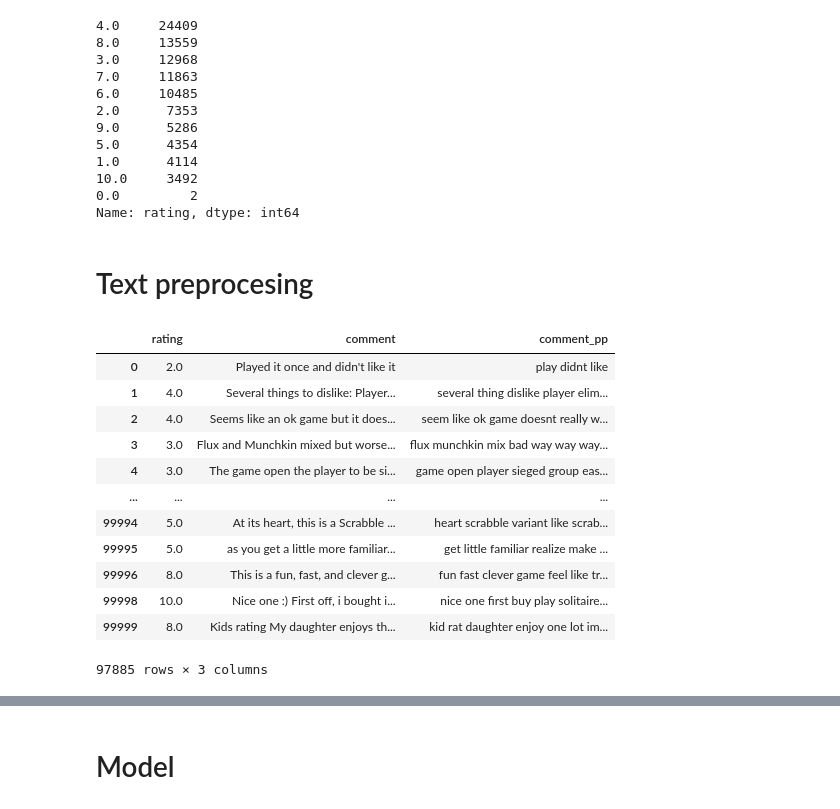
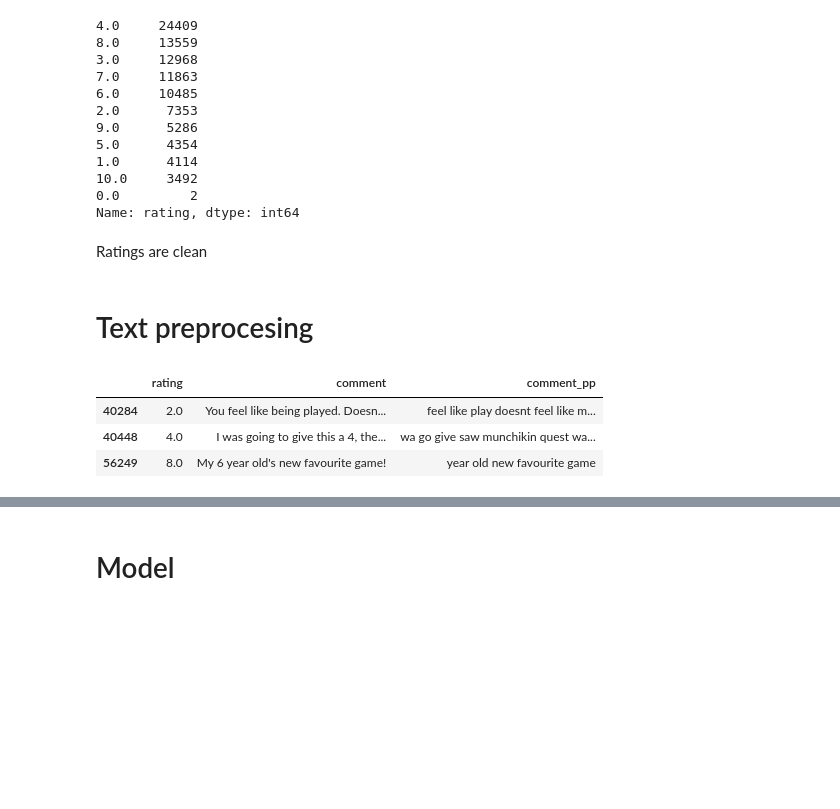
Before and after one commit to yiwen-h/bgg_reviews, a Jupyter notebook: notebooks/Bgg_JT.ipynb, the cells around one changed output, grey strips where cells are left out. Cells and saved outputs as stored; diff of their text form; code cells hidden in the pictures; blank space fills up the shorter version.

```diff
--- a/notebooks/Bgg_JT.ipynb
+++ b/notebooks/Bgg_JT.ipynb
@@ -84,50 +113,37 @@ df['rating'].value_counts()
 10.0     3492
 0.0         2
 Name: rating, dtype: int64
+# %% [markdown]
+Ratings are clean
 # %% [markdown]
 # Text preprocesing
-# %%
-# remove chars
-
-def remove_punctuations(text):
-    for punctuation in string.punctuation:
-        text = text.replace(punctuation, '')
-    return text
-
-# Apply to the DF series
-df['comment_pp'] = df['comment'].apply(remove_punctuations)
 # %%
+# function to process text
 stop_words = set(stopwords.words("english"))
 lemmatizer = WordNetLemmatizer()
 
 def clean_text(text):
-    text = text.lower()
-    text = text.rstrip()
-    text = text.lstrip()
-    text = [lemmatizer.lemmatize(token) for token in text.split(" ")]
+    text = text.lower() # change to lower case
+    text = text.rstrip() # remove right white space
+    text = text.lstrip() # remove left white space
+    text = text.translate(str.maketrans('', '', string.punctuation)) # remove puncutation
+    text = text.translate(str.maketrans('', '', digits)) # remove numbers
+    text = (text.encode('ascii', errors='ignore')).decode() # remove non english characters
+    text = [lemmatizer.lemmatize(token) for token in text.split(" ")] # split sentence into tokens and lemmatize
     lemmatized = [lemmatizer.lemmatize(word, pos = 'n') for word in text] # Lemmatize
     lemmatized = [lemmatizer.lemmatize(word, pos = 'v') for word in lemmatized] # Lemmatize
     lemmatized = [lemmatizer.lemmatize(word, pos = 'a') for word in lemmatized] # Lemmatize
     lemmatized = [lemmatizer.lemmatize(word, pos = 'r') for word in lemmatized] # Lemmatize
-    words_only = [word for word in lemmatized if word.isalpha()]
-    text = [word for word in words_only if not word in stop_words]
-    text = " ".join(text)
+    words_only = [word for word in lemmatized if word.isalpha()] # remove non alpha chars, incl. punctuation
+    text = [word for word in words_only if not word in stop_words] # remove stop words
+    text = " ".join(text) # join words back into a sentence
     return text
 # %%
-df['comment_pp'] = df['comment_pp'].apply(lambda x: clean_text(x))
+df['comment_pp'] = df['comment'].apply(lambda x: clean_text(x))
 # %%
-df
+df.sample(3)
 # %% [output]
 |  | rating | comment | comment_pp |
-| 0 | 2.0 | Played it once and didn't like it | play didnt like |
-| 1 | 4.0 | Several things to dislike: Player... | several thing dislike player elim... |
-| 2 | 4.0 | Seems like an ok game but it does... | seem like ok game doesnt really w... |
-| 3 | 3.0 | Flux and Munchkin mixed but worse... | flux munchkin mix bad way way way... |
-| 4 | 3.0 | The game open the player to be si... | game open player sieged group eas... |
-| ... | ... | ... | ... |
-| 99994 | 5.0 | At its heart, this is a Scrabble ... | heart scrabble variant like scrab... |
-| 99995 | 5.0 | as you get a little more familiar... | get little familiar realize make ... |
-| 99996 | 8.0 | This is a fun, fast, and clever g... | fun fast clever game feel like tr... |
-| 99998 | 10.0 | Nice one :) First off, i bought i... | nice one first buy play solitaire... |
-| 99999 | 8.0 | Kids rating My daughter enjoys th... | kid rat daughter enjoy one lot im... |
+| 40284 | 2.0 | You feel like being played. Doesn... | feel like play doesnt feel like m... |
+| 40448 | 4.0 | I was going to give this a 4, the... | wa go give saw munchikin quest wa... |
+| 56249 | 8.0 | My 6 year old's new favourite game! | year old new favourite game |
-97885 rows × 3 columns
```
Also changed, not shown: parts of 52 cells of this notebook, 1 other file.
